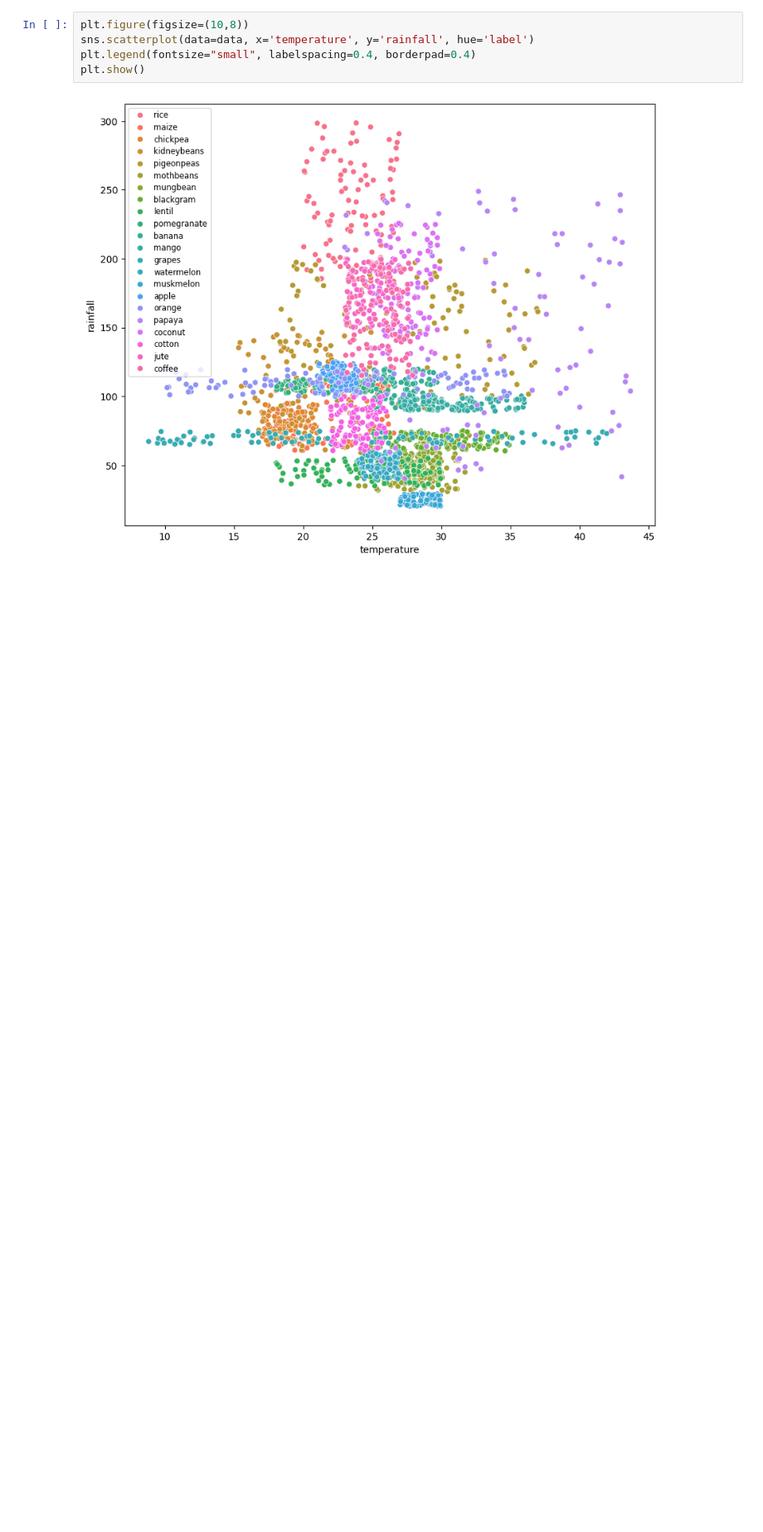
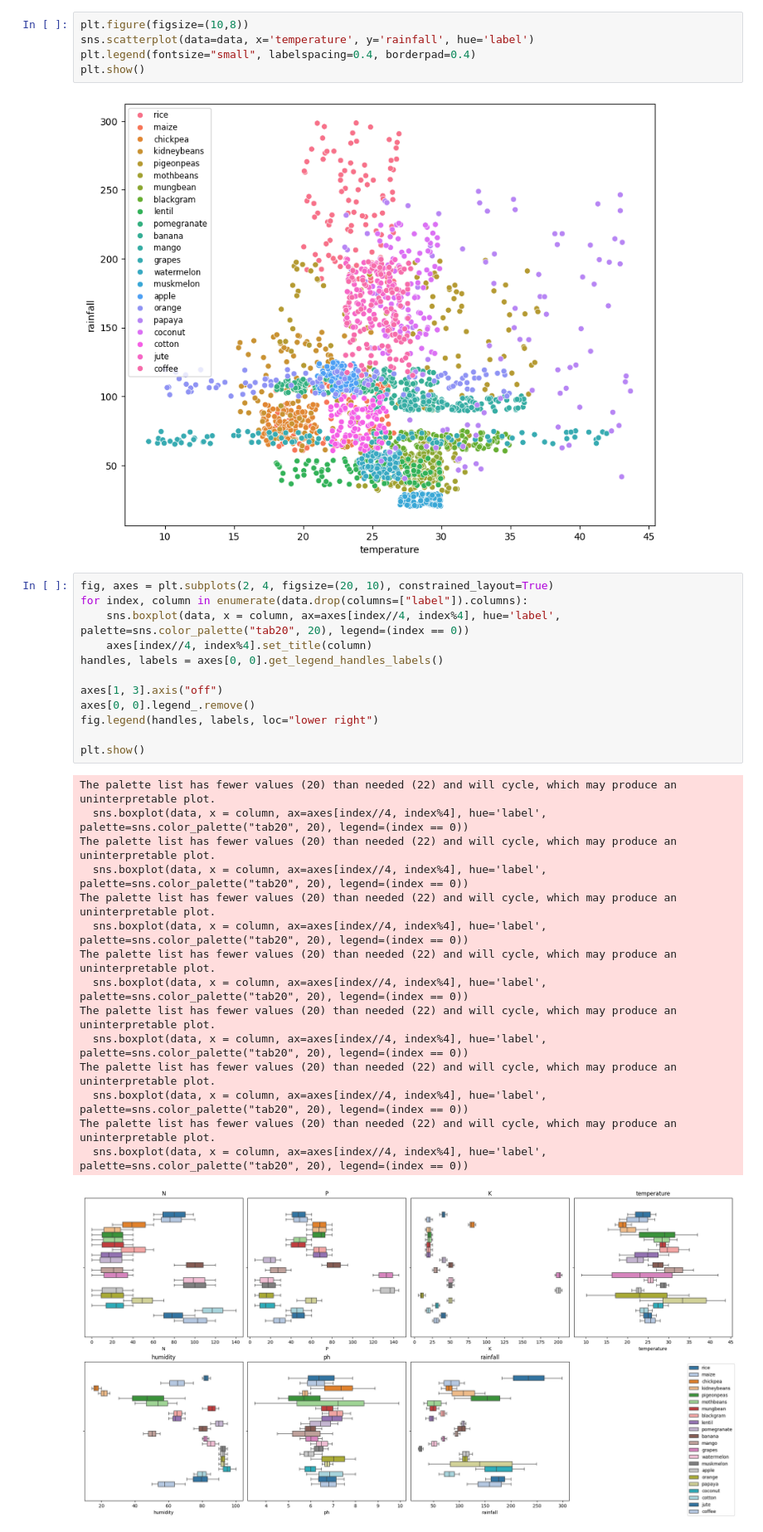
Before and after one commit to fleajrv/proyecto-1-inteligencia-artificial, a Jupyter notebook: EDA_crop_recommendation.ipynb, the cells around one changed output. Shown at 83% size. Drawn from its saved outputs; the diff is of its cells as text; blank space fills up the shorter version.

```diff
--- a/EDA_career.ipynb
+++ b/EDA_crop_recommendation.ipynb
@@ -104,3 +106,31 @@ plt.legend(fontsize="small", labelspacing=0.4, borderpad=0.4)
 plt.show()
 # %% [output]
 [figure]
+# %%
+fig, axes = plt.subplots(2, 4, figsize=(20, 10), constrained_layout=True)
+for index, column in enumerate(data.drop(columns=["label"]).columns):
+    sns.boxplot(data, x = column, ax=axes[index//4, index%4], hue='label', palette=sns.color_palette("tab20", 20), legend=(index == 0))
+    axes[index//4, index%4].set_title(column)
+handles, labels = axes[0, 0].get_legend_handles_labels()
+
+axes[1, 3].axis("off")
+axes[0, 0].legend_.remove()
+fig.legend(handles, labels, loc="lower right")
+
+plt.show()
+# %% [output]
+The palette list has fewer values (20) than needed (22) and will cycle, which may produce an uninterpretable plot.
+  sns.boxplot(data, x = column, ax=axes[index//4, index%4], hue='label', palette=sns.color_palette("tab20", 20), legend=(index == 0))
+The palette list has fewer values (20) than needed (22) and will cycle, which may produce an uninterpretable plot.
+  sns.boxplot(data, x = column, ax=axes[index//4, index%4], hue='label', palette=sns.color_palette("tab20", 20), legend=(index == 0))
+The palette list has fewer values (20) than needed (22) and will cycle, which may produce an uninterpretable plot.
+  sns.boxplot(data, x = column, ax=axes[index//4, index%4], hue='label', palette=sns.color_palette("tab20", 20), legend=(index == 0))
+The palette list has fewer values (20) than needed (22) and will cycle, which may produce an uninterpretable plot.
+  sns.boxplot(data, x = column, ax=axes[index//4, index%4], hue='label', palette=sns.color_palette("tab20", 20), legend=(index == 0))
+The palette list has fewer values (20) than needed (22) and will cycle, which may produce an uninterpretable plot.
+  sns.boxplot(data, x = column, ax=axes[index//4, index%4], hue='label', palette=sns.color_palette("tab20", 20), legend=(index == 0))
+The palette list has fewer values (20) than needed (22) and will cycle, which may produce an uninterpretable plot.
+  sns.boxplot(data, x = column, ax=axes[index//4, index%4], hue='label', palette=sns.color_palette("tab20", 20), legend=(index == 0))
+The palette list has fewer values (20) than needed (22) and will cycle, which may produce an uninterpretable plot.
+  sns.boxplot(data, x = column, ax=axes[index//4, index%4], hue='label', palette=sns.color_palette("tab20", 20), legend=(index == 0))
+[figure, added]
```
Also changed, not shown: parts of 9 cells of this notebook.
